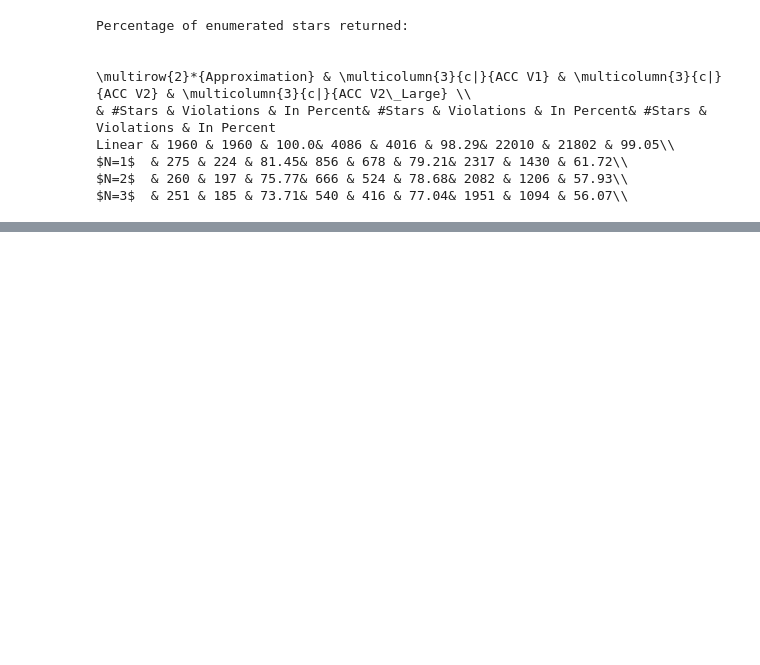
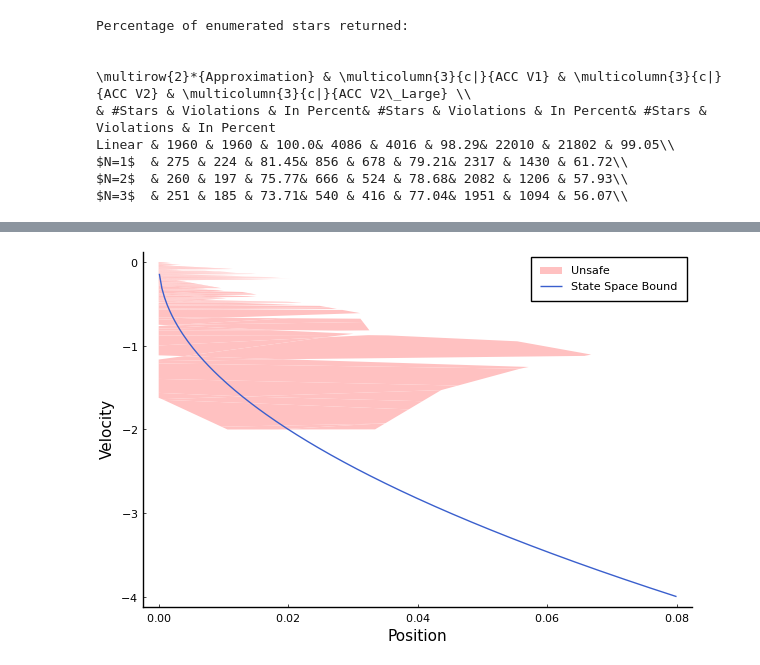
Before and after one commit to samysweb/NCubeV, a Jupyter notebook: experiments/acc/Analysis.ipynb, the cells around one changed output, grey strips where cells are left out. Saved outputs shown, nothing was run; the diff lists cells and outputs as text; code cells hidden in the pictures; blank space fills up the shorter version.

```diff
--- a/experiments/acc/Analysis.ipynb
+++ b/experiments/acc/Analysis.ipynb
@@ -476,0 +510,5 @@ store_polys("training/acc-2000000-64-64-64-64-polytopes.pickle",get_polytope_lis
+# %%
+xpts = range(0.0001,0.08, length=200)
+fig_notsafe2=plot(fig_notsafe2,xpts,bound_fun.(xpts),label="State Space Bound",linecolor=:royalblue3)
+# %% [output]
+[figure, added]
```
Also changed, not shown: parts of 16 cells of this notebook, 17 other files.
